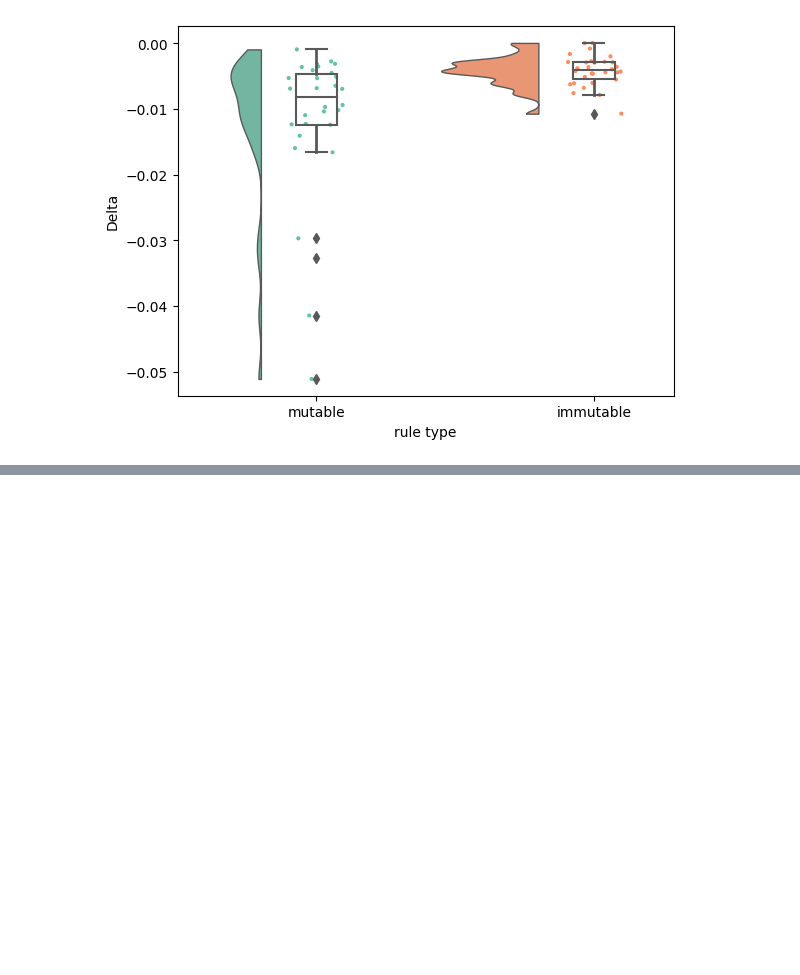
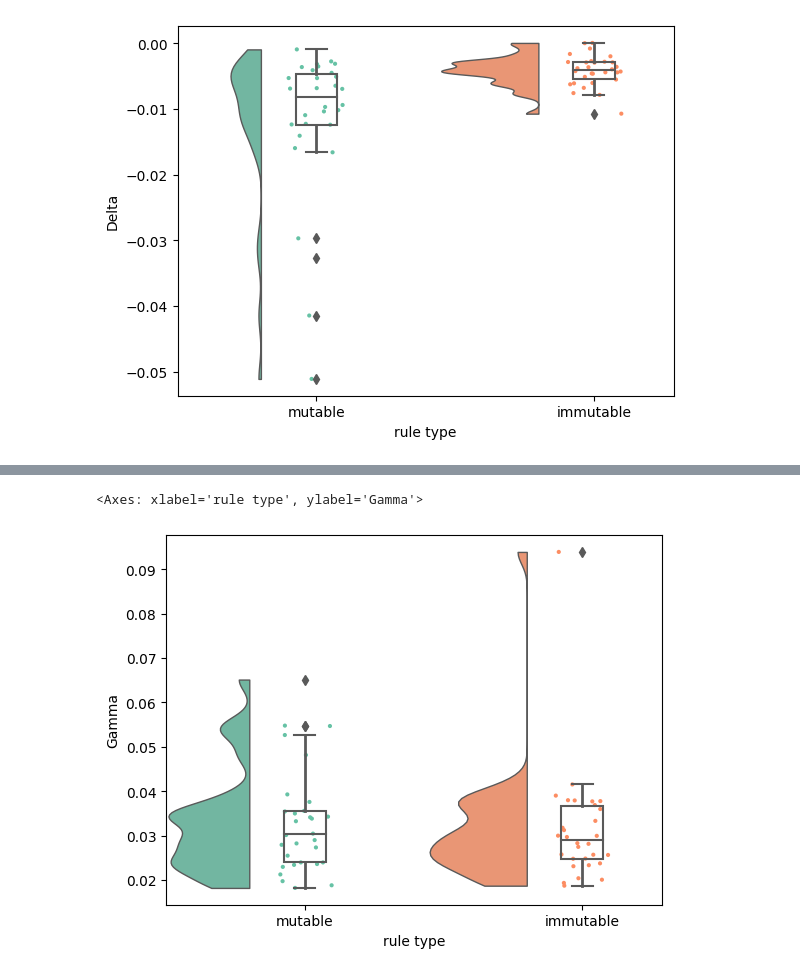
Before and after one commit to MattSScott/MegaBike, a Jupyter notebook: MegaBike-information-theory.ipynb, the cells around one changed output, grey strips where cells are left out. Saved outputs shown, nothing was run; the diff lists cells and outputs as text; code cells hidden in the pictures; blank space fills up the shorter version.

```diff
--- a/MegaBike-information-theory.ipynb
+++ b/MegaBike-information-theory.ipynb
@@ -86,0 +103,5 @@ pt.RainCloud(data = df_all, x = 'rule type', y = 'Delta')
+# %%
+pt.RainCloud(data = df_all, x = 'rule type', y = 'Gamma')
+# %% [output]
+<Axes: xlabel='rule type', ylabel='Gamma'>
+[figure, added]
```
Also changed, not shown: parts of 6 cells of this notebook, 2 other files.
